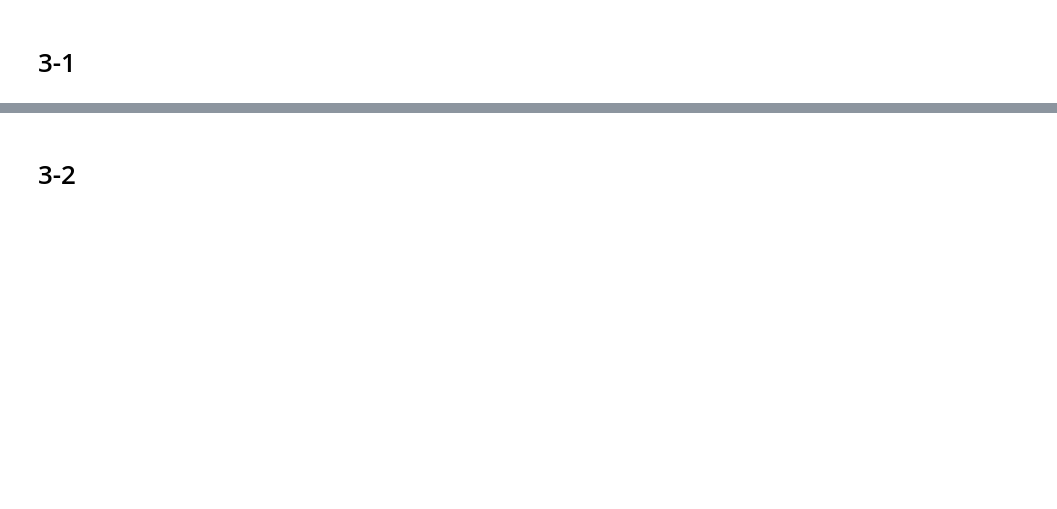
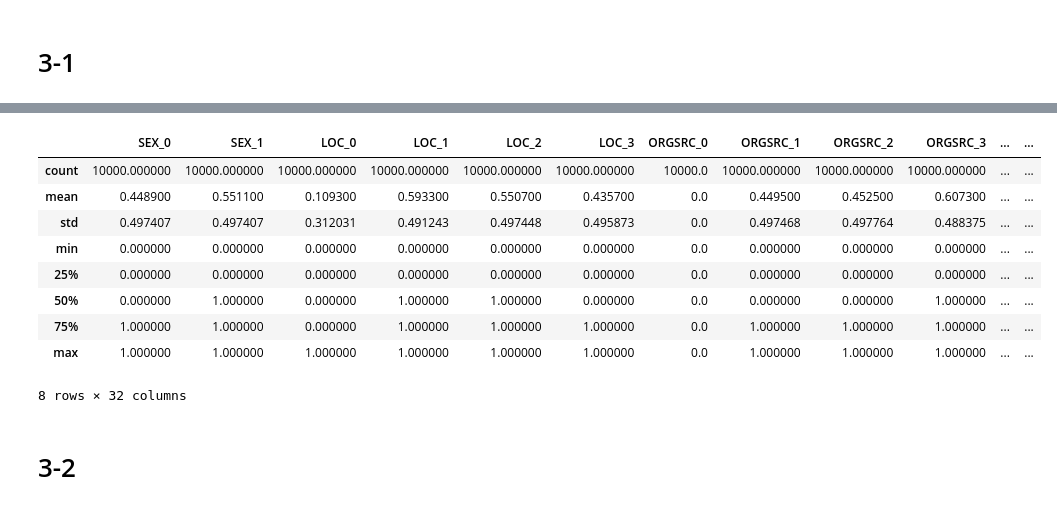
Before and after one commit to se7endragon/Data_Mining, a Jupyter notebook: Week 3 Data Analysis.ipynb, the cells around one changed output, grey strips where cells are left out. Drawn from its saved outputs; the diff is of its cells as text; code cells hidden in the pictures; blank space fills up the shorter version.

```diff
--- a/Week 3 Data Analysis.ipynb
+++ b/Week 3 Data Analysis.ipynb
@@ -51,3 +180,16 @@ enc_df.isnull().any()
+# %%
+enc_df.describe()
+# %% [output]
+|  | SEX_0 | SEX_1 | LOC_0 | LOC_1 | LOC_2 | LOC_3 | ORGSRC_0 | ORGSRC_1 | ORGSRC_2 | ORGSRC_3 | ... | ... |
+| count | 10000.000000 | 10000.000000 | 10000.000000 | 10000.000000 | 10000.000000 | 10000.000000 | 10000.0 | 10000.000000 | 10000.000000 | 10000.000000 | ... | ... |
+| mean | 0.448900 | 0.551100 | 0.109300 | 0.593300 | 0.550700 | 0.435700 | 0.0 | 0.449500 | 0.452500 | 0.607300 | ... | ... |
+| std | 0.497407 | 0.497407 | 0.312031 | 0.491243 | 0.497448 | 0.495873 | 0.0 | 0.497468 | 0.497764 | 0.488375 | ... | ... |
+| min | 0.000000 | 0.000000 | 0.000000 | 0.000000 | 0.000000 | 0.000000 | 0.0 | 0.000000 | 0.000000 | 0.000000 | ... | ... |
+| 25% | 0.000000 | 0.000000 | 0.000000 | 0.000000 | 0.000000 | 0.000000 | 0.0 | 0.000000 | 0.000000 | 0.000000 | ... | ... |
+| 50% | 0.000000 | 1.000000 | 0.000000 | 1.000000 | 1.000000 | 0.000000 | 0.0 | 0.000000 | 0.000000 | 1.000000 | ... | ... |
+| 75% | 1.000000 | 1.000000 | 0.000000 | 1.000000 | 1.000000 | 1.000000 | 0.0 | 1.000000 | 1.000000 | 1.000000 | ... | ... |
+| max | 1.000000 | 1.000000 | 1.000000 | 1.000000 | 1.000000 | 1.000000 | 0.0 | 1.000000 | 1.000000 | 1.000000 | ... | ... |
+8 rows × 32 columns
 # %%
 corr = df.corr()
 corr.style.background_gradient(cmap='coolwarm', axis=None)
```
Also changed, not shown: parts of 11 cells of this notebook, 7 other files.
